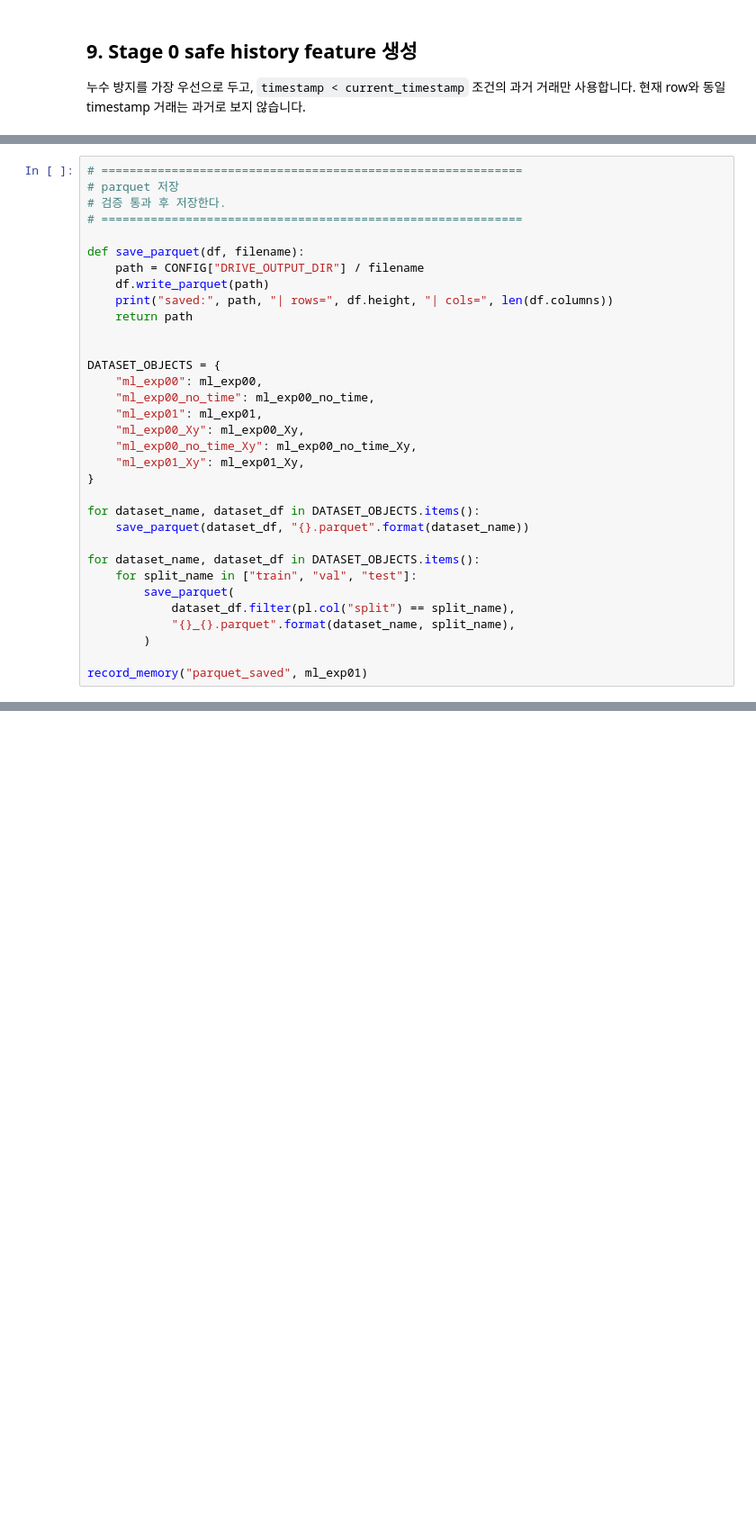
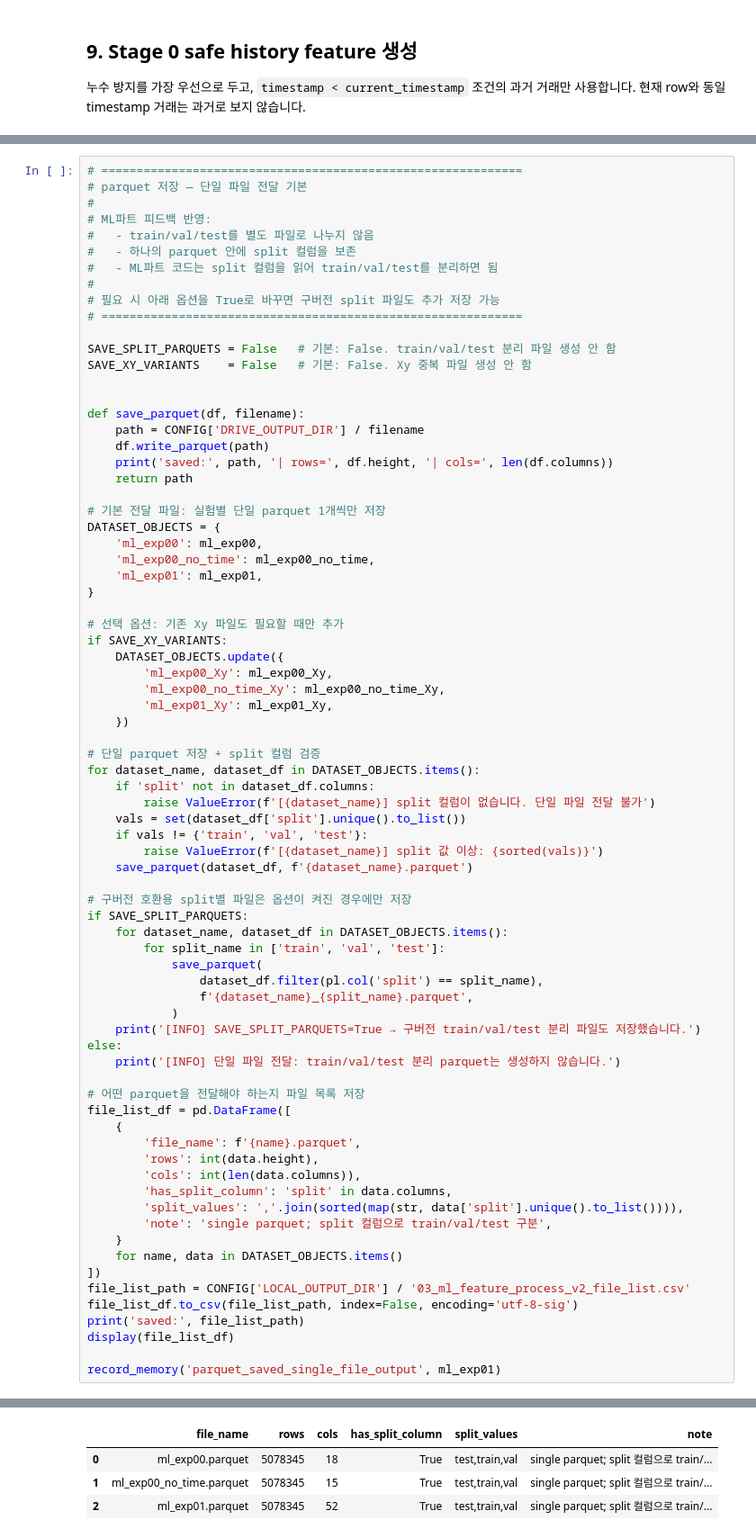
Before and after one commit to JKYUPSYCHE/Graph_AML, a Jupyter notebook: data/preprocessing/03_ml_feature_process.ipynb, the cells around one changed output, grey strips where cells are left out. Shown at 90% size. Cells and saved outputs as stored; diff of their text form; blank space fills up the shorter version.

```diff
--- a/data/preprocessing/03_ml_feature_process.ipynb
+++ b/data/preprocessing/03_ml_feature_process.ipynb
@@ -2116,35 +2426,78 @@ saved: /content/GraphAML_local_outputs/ml_features/ml_baseline_metrics_template.
 | 8 | ml_exp01 | test |  | 1015564 | 0.001769 |  |  |  |  | ... |
 # %%
 # ============================================================
-# parquet 저장
-# 검증 통과 후 저장한다.
+# parquet 저장 — 단일 파일 전달 기본
+#
+# ML파트 피드백 반영:
+#   - train/val/test를 별도 파일로 나누지 않음
+#   - 하나의 parquet 안에 split 컬럼을 보존
+#   - ML파트 코드는 split 컬럼을 읽어 train/val/test를 분리하면 됨
+#
+# 필요 시 아래 옵션을 True로 바꾸면 구버전 split 파일도 추가 저장 가능
 # ============================================================
 
+SAVE_SPLIT_PARQUETS = False   # 기본: False. train/val/test 분리 파일 생성 안 함
+SAVE_XY_VARIANTS    = False   # 기본: False. Xy 중복 파일 생성 안 함
+
+
 def save_parquet(df, filename):
-    path = CONFIG["DRIVE_OUTPUT_DIR"] / filename
+    path = CONFIG['DRIVE_OUTPUT_DIR'] / filename
     df.write_parquet(path)
-    print("saved:", path, "| rows=", df.height, "| cols=", len(df.columns))
+    print('saved:', path, '| rows=', df.height, '| cols=', len(df.columns))
     return path
 
-
+# 기본 전달 파일: 실험별 단일 parquet 1개씩만 저장
 DATASET_OBJECTS = {
-    "ml_exp00": ml_exp00,
-    "ml_exp00_no_time": ml_exp00_no_time,
-    "ml_exp01": ml_exp01,
-    "ml_exp00_Xy": ml_exp00_Xy,
-    "ml_exp00_no_time_Xy": ml_exp00_no_time_Xy,
-    "ml_exp01_Xy": ml_exp01_Xy,
+    'ml_exp00': ml_exp00,
+    'ml_exp00_no_time': ml_exp00_no_time,
+    'ml_exp01': ml_exp01,
 }
 
+# 선택 옵션: 기존 Xy 파일도 필요할 때만 추가
+if SAVE_XY_VARIANTS:
+    DATASET_OBJECTS.update({
+        'ml_exp00_Xy': ml_exp00_Xy,
+        'ml_exp00_no_time_Xy': ml_exp00_no_time_Xy,
+        'ml_exp01_Xy': ml_exp01_Xy,
+    })
+
+# 단일 parquet 저장 + split 컬럼 검증
 for dataset_name, dataset_df in DATASET_OBJECTS.items():
-    save_parquet(dataset_df, "{}.parquet".format(dataset_name))
+    if 'split' not in dataset_df.columns:
+        raise ValueError(f'[{dataset_name}] split 컬럼이 없습니다. 단일 파일 전달 불가')
+    vals = set(dataset_df['split'].unique().to_list())
+    if vals != {'train', 'val', 'test'}:
+        raise ValueError(f'[{dataset_name}] split 값 이상: {sorted(vals)}')
+    save_parquet(dataset_df, f'{dataset_name}.parquet')
 
-for dataset_name, dataset_df in DATASET_OBJECTS.items():
-    for split_name in ["train", "val", "test"]:
-        save_parquet(
-            dataset_df.filter(pl.col("split") == split_name),
-            "{}_{}.parquet".format(dataset_name, split_name),
-        )
+# 구버전 호환용 split별 파일은 옵션이 켜진 경우에만 저장
+if SAVE_SPLIT_PARQUETS:
+    for dataset_name, dataset_df in DATASET_OBJECTS.items():
+        for split_name in ['train', 'val', 'test']:
+            save_parquet(
+                dataset_df.filter(pl.col('split') == split_name),
+                f'{dataset_name}_{split_name}.parquet',
+            )
+    print('[INFO] SAVE_SPLIT_PARQUETS=True → 구버전 train/val/test 분리 파일도 저장했습니다.')
+else:
+    print('[INFO] 단일 파일 전달: train/val/test 분리 parquet는 생성하지 않습니다.')
 
-record_memory("parquet_saved", ml_exp01)
+# 어떤 parquet을 전달해야 하는지 파일 목록 저장
+file_list_df = pd.DataFrame([
+    {
+        'file_name': f'{name}.parquet',
+        'rows': int(data.height),
+        'cols': int(len(data.columns)),
+        'has_split_column': 'split' in data.columns,
+        'split_values': ','.join(sorted(map(str, data['split'].unique().to_list()))),
+        'note': 'single parquet; split 컬럼으로 train/val/test 구분',
+    }
+    for name, data in DATASET_OBJECTS.items()
+])
+file_list_path = CONFIG['LOCAL_OUTPUT_DIR'] / '03_ml_feature_process_v2_file_list.csv'
+file_list_df.to_csv(file_list_path, index=False, encoding='utf-8-sig')
+print('saved:', file_list_path)
+display(file_list_df)
+
+record_memory('parquet_saved_single_file_output', ml_exp01)
 # %% [output]
@@ -2167,0 +2509,4 @@ saved: /content/drive/MyDrive/GraphAML/data/processed/ml_features/ml_exp01_Xy_te
+|  | file_name | rows | cols | has_split_column | split_values | note |
+| 0 | ml_exp00.parquet | 5078345 | 18 | True | test,train,val | single parquet; split 컬럼으로 train/... |
+| 1 | ml_exp00_no_time.parquet | 5078345 | 15 | True | test,train,val | single parquet; split 컬럼으로 train/... |
+| 2 | ml_exp01.parquet | 5078345 | 52 | True | test,train,val | single parquet; split 컬럼으로 train/... |
```
Also changed, not shown: parts of 34 cells of this notebook.
